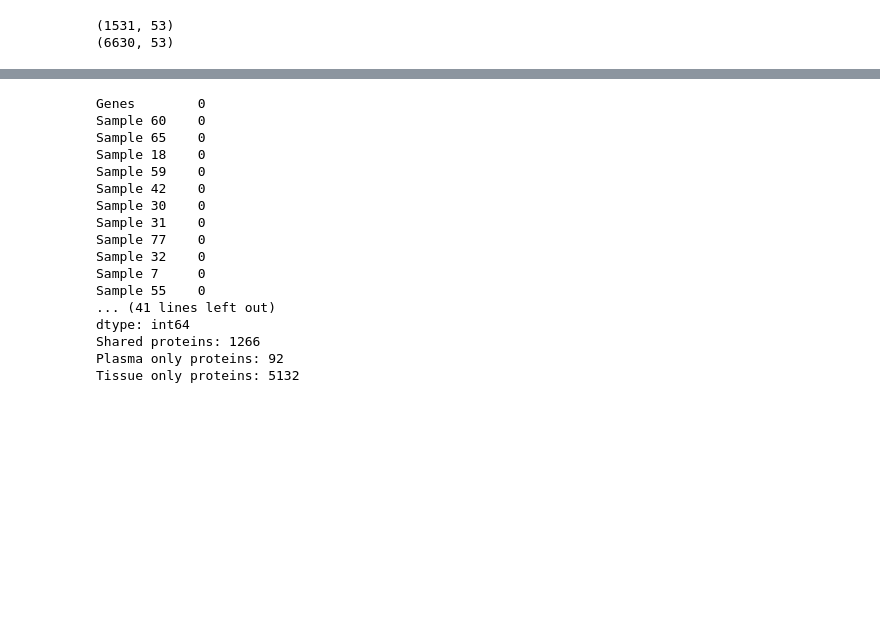
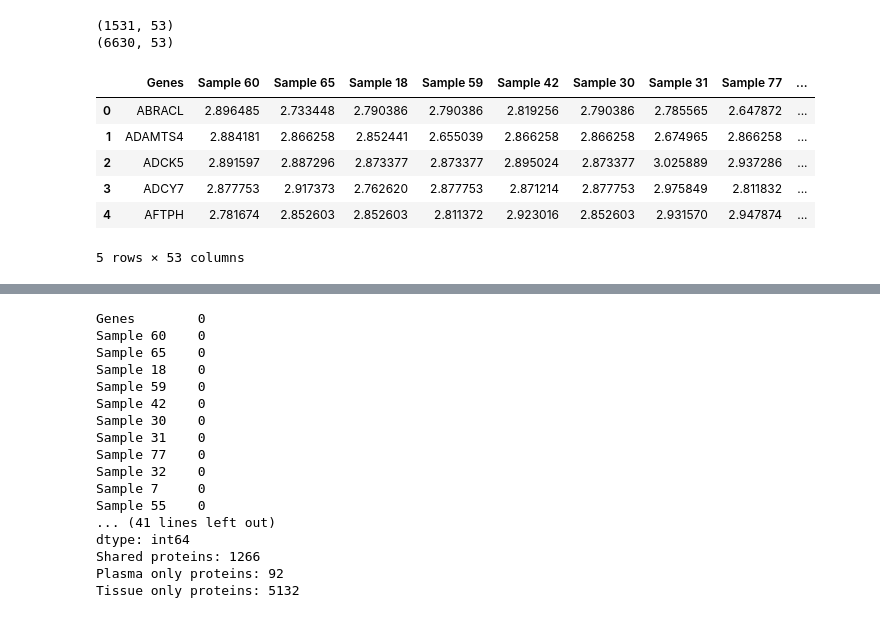
Before and after one commit to paulaliv/AAA_project, a Jupyter notebook: create_graph_dataset_400.ipynb, the cells around one changed output, grey strips where cells are left out. Cells and saved outputs as stored; diff of their text form; code cells hidden in the pictures; blank space fills up the shorter version.

```diff
--- a/create_graph_dataset_400.ipynb
+++ b/create_graph_dataset_400.ipynb
@@ -12,3 +12,13 @@ print(tissue_data.shape)
 # %% [output]
 (1531, 53)
 (6630, 53)
+# %%
+tissue_data.head()
+# %% [output]
+|  | Genes | Sample 60 | Sample 65 | Sample 18 | Sample 59 | Sample 42 | Sample 30 | Sample 31 | Sample 77 | ... |
+| 0 | ABRACL | 2.896485 | 2.733448 | 2.790386 | 2.790386 | 2.819256 | 2.790386 | 2.785565 | 2.647872 | ... |
+| 1 | ADAMTS4 | 2.884181 | 2.866258 | 2.852441 | 2.655039 | 2.866258 | 2.866258 | 2.674965 | 2.866258 | ... |
+| 2 | ADCK5 | 2.891597 | 2.887296 | 2.873377 | 2.873377 | 2.895024 | 2.873377 | 3.025889 | 2.937286 | ... |
+| 3 | ADCY7 | 2.877753 | 2.917373 | 2.762620 | 2.877753 | 2.871214 | 2.877753 | 2.975849 | 2.811832 | ... |
+| 4 | AFTPH | 2.781674 | 2.852603 | 2.852603 | 2.811372 | 2.923016 | 2.852603 | 2.931570 | 2.947874 | ... |
+5 rows × 53 columns
```
Also changed, not shown: parts of 1 cell of this notebook, 48 other files.
